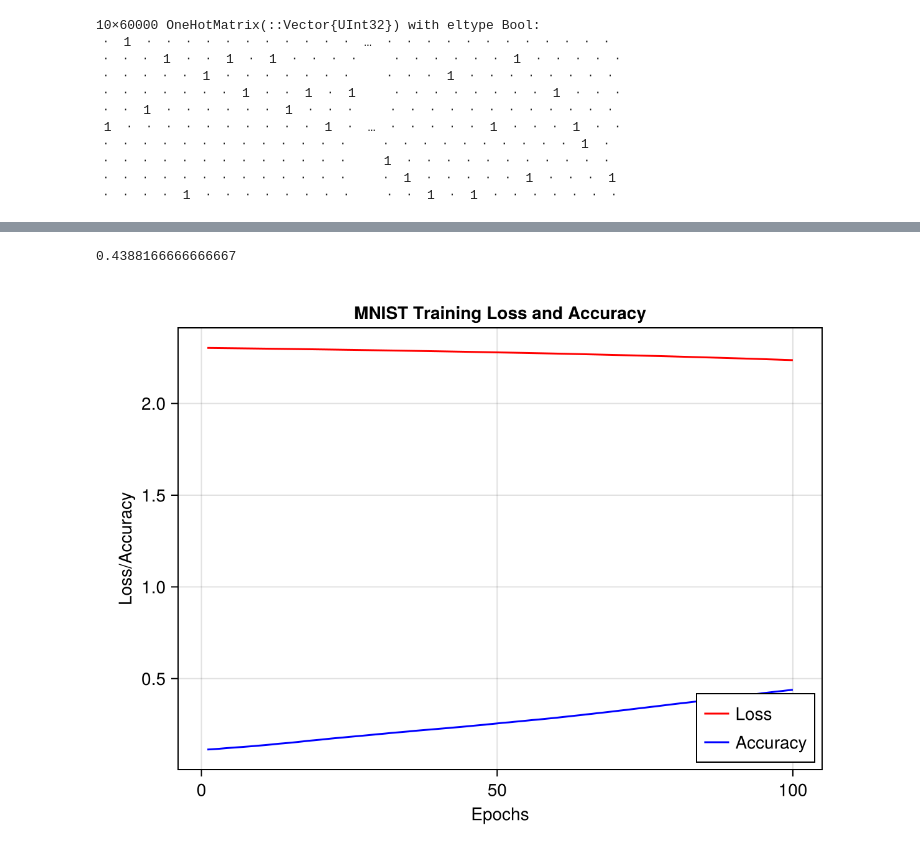
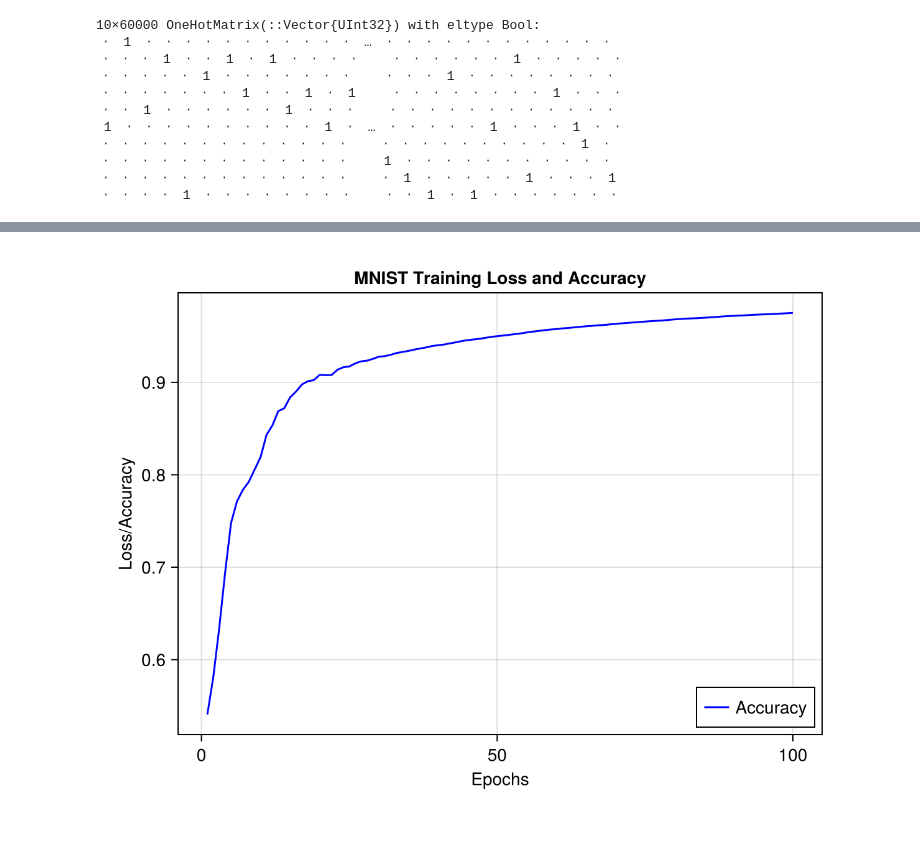
Before and after one commit to graeme-a-stewart/OxfordML-code, a Jupyter notebook: dl_digits/fully-connected.ipynb, the cells around one changed output, grey strips where cells are left out. Drawn from its saved outputs; the diff is of its cells as text; code cells hidden in the pictures.

Commit message:
Dense NN with Adam optimiser
Training data is structured correctly for Flux's train!()

Note that loss is currently being defined on the training
set, not tested against the test dataset.

```diff
--- a/dl_digits/fully-connected.ipynb
+++ b/dl_digits/fully-connected.ipynb
@@ -157,0 +176,12 @@ train_flux_model!(flux_loss, dense_model, flux_x, flux_y_onehot);
+# %%
+# Now run for a decent number of epochs
+epochs = 100
+accuracy = Vector{Float32}()
+for i in ProgressBar(1:epochs)
+    Flux.train!(dense_model, flux_data, opt_state) do m, x, y
+        flux_loss(m, x, y)
+    end
+    acc = flux_accuracy(flux_x, data.targets)
+    push!(accuracy, acc)
+    println("Accuracy after epoch $i: $acc")
+end
@@ -167,19 +256,15 @@ end
-# %%
-flux_accuracy(flux_x, data.targets)
-# %% [output]
-0.4388166666666667
 # %%
 let
     f = Figure()
     ax = Axis(f[1, 1],
         title = "MNIST Training Loss and Accuracy",
         xlabel = "Epochs",
         ylabel = "Loss/Accuracy",)
-    epochs = collect(1:length(loss))
-    lines!(ax, epochs, loss, label = "Loss", color = :red)
+    epochs = collect(1:length(accuracy))
+    # lines!(ax, epochs, loss, label = "Loss", color = :red)
     lines!(ax, epochs, accuracy, label = "Accuracy", color = :blue)
     axislegend(position = :rb)
     f
 end
 # %% [output]
-[figure, old version]
+[figure, new version]
```
Also changed, not shown: parts of 11 cells of this notebook, 1 other file.
